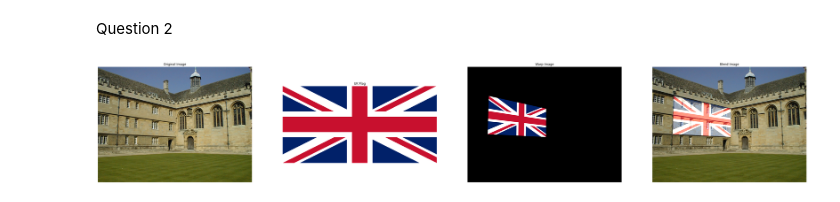
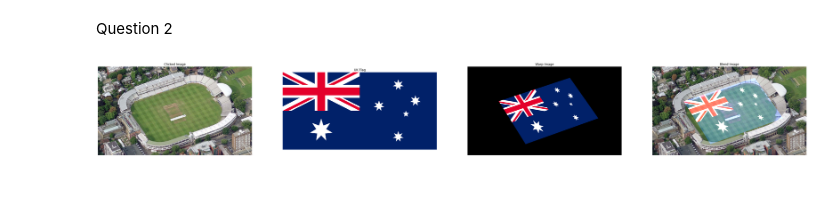
Before and after one commit to Lahiru-Sanjaya-Lankagama/image-processing2, a Jupyter notebook: Assignment2.ipynb, the cells around one changed output. Saved outputs shown, nothing was run; the diff lists cells and outputs as text; code cells hidden in the pictures.

```diff
--- a/Assignment2.ipynb
+++ b/Assignment2.ipynb
@@ -171,38 +294,38 @@ def getshape(pts):
 
     return width, height
 
-img1 = cv.imread(r'C:\Users\Lahiru Sanjaya\Desktop\assignment 2\001.jpg', cv.IMREAD_COLOR)
-img2 = cv.imread(r'C:\Users\Lahiru Sanjaya\Desktop\assignment 2\Flag_of_the_United_Kingdom.svg.png', cv.IMREAD_REDUCED_COLOR_4)
+img1 = cv.imread(r'C:\Users\Lahiru Sanjaya\Desktop\assignment 2\lords-cricket-ground.jpg', cv.IMREAD_COLOR)
+img2 = cv.imread(r'C:\Users\Lahiru Sanjaya\Desktop\assignment 2\Flag_of_Australia_(converted).svg.png', cv.IMREAD_REDUCED_COLOR_4)
+img3 = img1
 
 cv.imshow("original image", img1)
 cv.setMouseCallback("original image", mousePoints)
 cv.waitKey(0)
 cv.destroyAllWindows()
 
-
-pts_src = np.array([[0,0], [480,0], [0, 240], [480,240]])
+pts_src = np.array([[0,0], [img2.shape[1],0], [0, img2.shape[0]], [img2.shape[1],img2.shape[0]]])
 pts_dst = np.array(points)
 shape0, shape1 = getshape(points)
 
 
 h , status = cv.findHomography(pts_src, pts_dst,cv.RANSAC, 5.0)
 im_out = cv.warpPerspective(img2, h, (img1.shape[1], img1.shape[0]))
-blend_image = cv.addWeighted(img1, 0.95, im_out, 0.7, 0.0)
+blend_image = cv.addWeighted(img1, 0.95, im_out, 0.8, 0.0)
 
 
 fig, ax = plt.subplots(1,4, figsize = (50,10))
-ax[0].imshow(cv.cvtColor(img1, cv.COLOR_BGR2RGB))
-ax[0].set_title("Original Image")
+ax[0].imshow(cv.cvtColor(img3, cv.COLOR_BGR2RGB))
+ax[0].set_title("Clicked Image")
 ax[0].axis('off')
 ax[1].imshow(cv.cvtColor(img2, cv.COLOR_BGR2RGB))
 ax[1].set_title("UK Flag")
 ax[1].axis('off')
 ax[2].imshow(cv.cvtColor(im_out, cv.COLOR_BGR2RGB))
 ax[2].set_title("Warp Image")
 ax[2].axis('off')
 ax[3].imshow(cv.cvtColor(blend_image, cv.COLOR_BGR2RGB))
 ax[3].set_title("Blend Image")
 ax[3].axis('off')
 plt.show()
 # %% [output]
-[figure, old version]
+[figure, new version]
```
Also changed, not shown: parts of 4 cells of this notebook, 3 other files.
